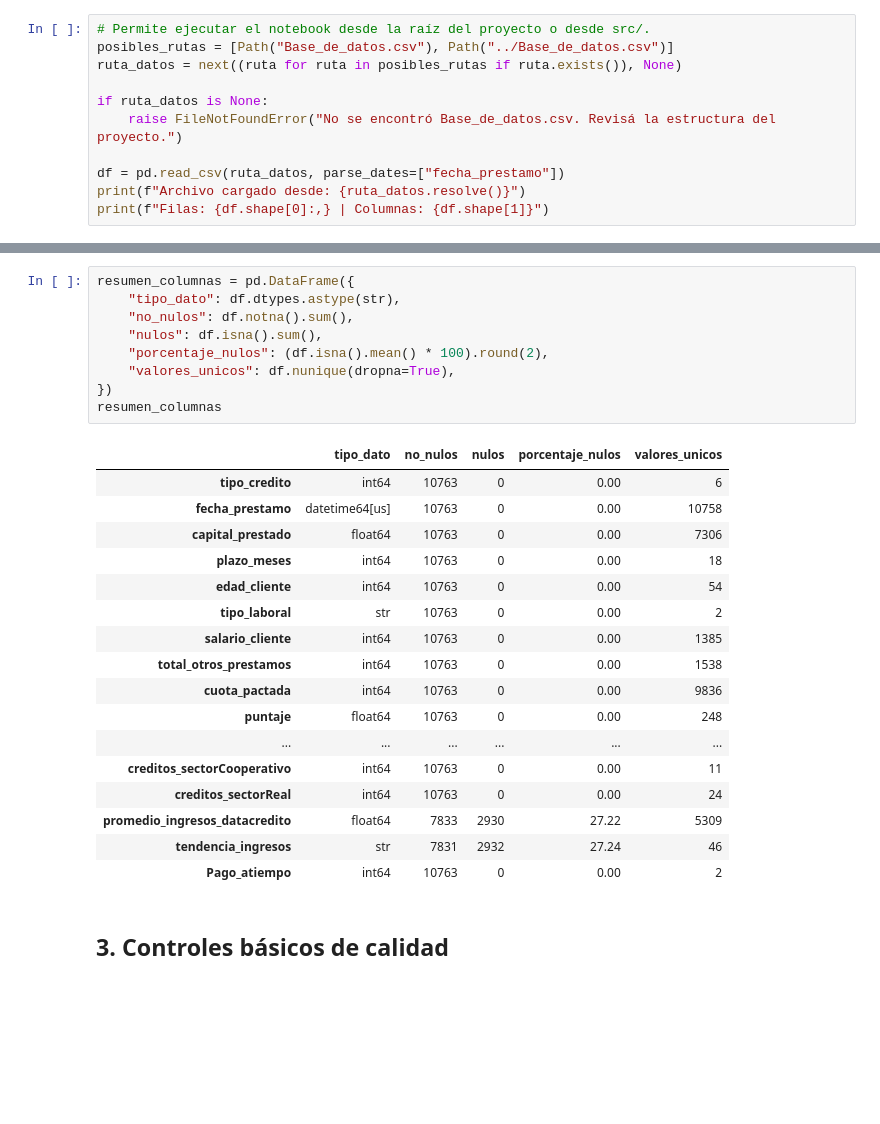
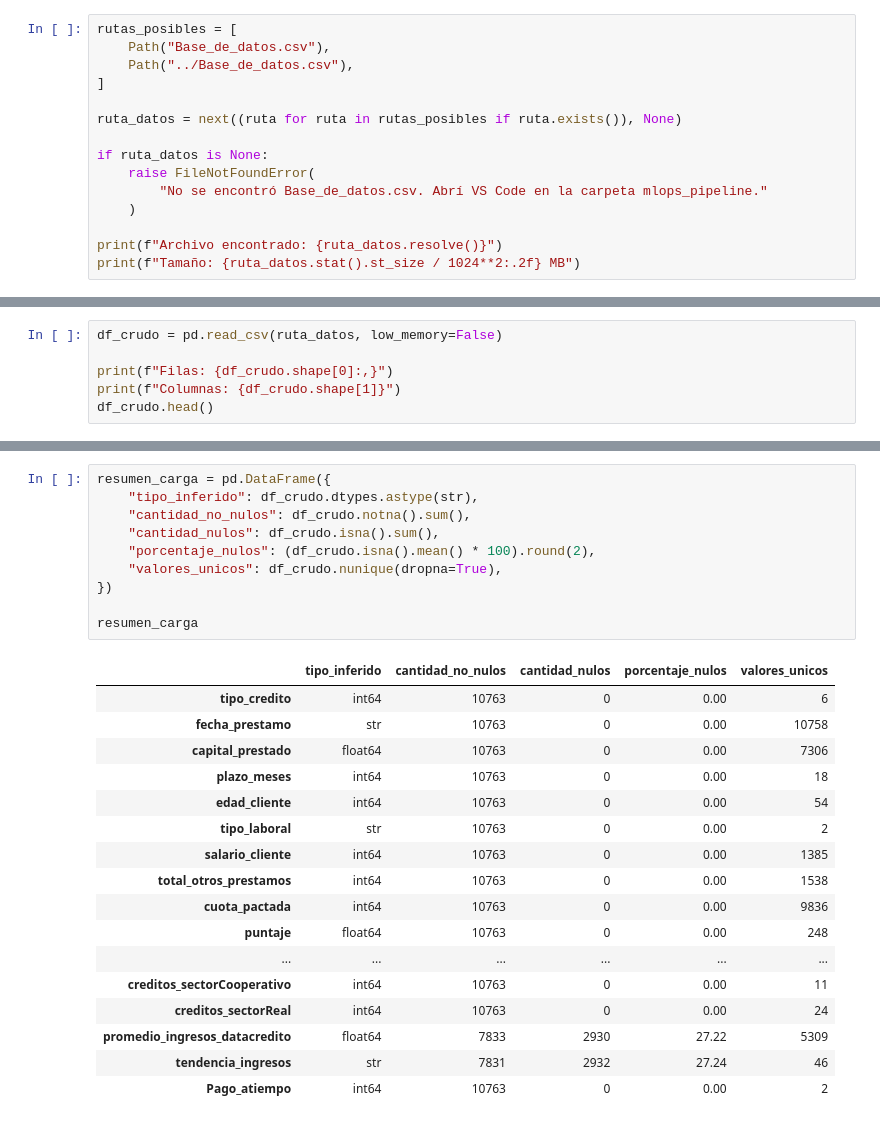
Before and after one commit to mathchapp/mlops_pipeline, a Jupyter notebook: src/Cargar_datos.ipynb, the cells around one changed output, grey strips where cells are left out. Drawn from its saved outputs; the diff is of its cells as text; blank space fills up the shorter version.

Commit message:
V1.0.1 feat: completar carga de datos y EDA del avance 1

```diff
--- a/src/Cargar_datos.ipynb
+++ b/src/Cargar_datos.ipynb
@@ -16,12 +42,16 @@ pd.set_option("display.float_format", lambda x: f"{x:,.2f}")
 # %%
-# Permite ejecutar el notebook desde la raíz del proyecto o desde src/.
-posibles_rutas = [Path("Base_de_datos.csv"), Path("../Base_de_datos.csv")]
-ruta_datos = next((ruta for ruta in posibles_rutas if ruta.exists()), None)
+rutas_posibles = [
+    Path("Base_de_datos.csv"),
+    Path("../Base_de_datos.csv"),
+]
+
+ruta_datos = next((ruta for ruta in rutas_posibles if ruta.exists()), None)
 
 if ruta_datos is None:
-    raise FileNotFoundError("No se encontró Base_de_datos.csv. Revisá la estructura del proyecto.")
+    raise FileNotFoundError(
+        "No se encontró Base_de_datos.csv. Abrí VS Code en la carpeta mlops_pipeline."
+    )
 
-df = pd.read_csv(ruta_datos, parse_dates=["fecha_prestamo"])
-print(f"Archivo cargado desde: {ruta_datos.resolve()}")
-print(f"Filas: {df.shape[0]:,} | Columnas: {df.shape[1]}")
+print(f"Archivo encontrado: {ruta_datos.resolve()}")
+print(f"Tamaño: {ruta_datos.stat().st_size / 1024**2:.2f} MB")
 # %% [output]
@@ -29,0 +64,6 @@ Filas: 10,763 | Columnas: 23
+# %%
+df_crudo = pd.read_csv(ruta_datos, low_memory=False)
+
+print(f"Filas: {df_crudo.shape[0]:,}")
+print(f"Columnas: {df_crudo.shape[1]}")
+df_crudo.head()
@@ -41,16 +133,17 @@ df.head()
 # %%
-resumen_columnas = pd.DataFrame({
-    "tipo_dato": df.dtypes.astype(str),
-    "no_nulos": df.notna().sum(),
-    "nulos": df.isna().sum(),
-    "porcentaje_nulos": (df.isna().mean() * 100).round(2),
-    "valores_unicos": df.nunique(dropna=True),
+resumen_carga = pd.DataFrame({
+    "tipo_inferido": df_crudo.dtypes.astype(str),
+    "cantidad_no_nulos": df_crudo.notna().sum(),
+    "cantidad_nulos": df_crudo.isna().sum(),
+    "porcentaje_nulos": (df_crudo.isna().mean() * 100).round(2),
+    "valores_unicos": df_crudo.nunique(dropna=True),
 })
-resumen_columnas
+
+resumen_carga
 # %% [output]
-|  | tipo_dato | no_nulos | nulos | porcentaje_nulos | valores_unicos |
+|  | tipo_inferido | cantidad_no_nulos | cantidad_nulos | porcentaje_nulos | valores_unicos |
 | tipo_credito | int64 | 10763 | 0 | 0.00 | 6 |
-| fecha_prestamo | datetime64[us] | 10763 | 0 | 0.00 | 10758 |
+| fecha_prestamo | str | 10763 | 0 | 0.00 | 10758 |
 | capital_prestado | float64 | 10763 | 0 | 0.00 | 7306 |
 | plazo_meses | int64 | 10763 | 0 | 0.00 | 18 |
 | edad_cliente | int64 | 10763 | 0 | 0.00 | 54 |
@@ -65,5 +158,3 @@ resumen_columnas
 | promedio_ingresos_datacredito | float64 | 7833 | 2930 | 27.22 | 5309 |
 | tendencia_ingresos | str | 7831 | 2932 | 27.24 | 46 |
 | Pago_atiempo | int64 | 10763 | 0 | 0.00 | 2 |
-# %% [markdown]
-## 3. Controles básicos de calidad
```
Also changed, not shown: parts of 19 cells of this notebook, 1 other file.
